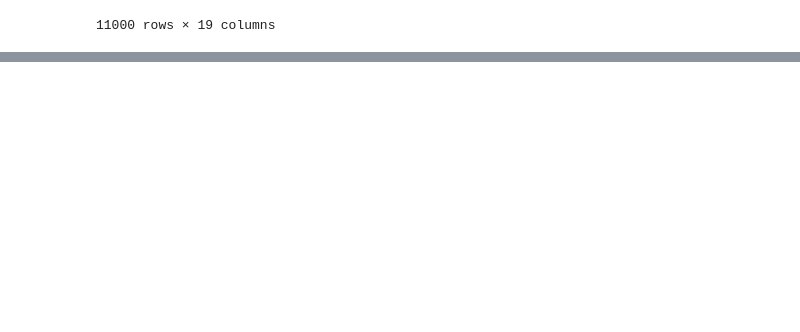
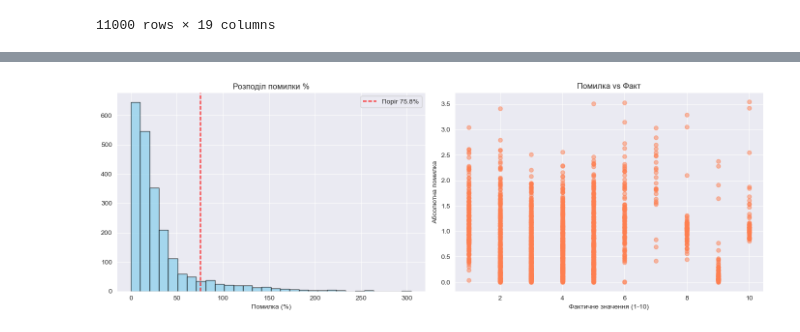
Before and after one commit to MotrukOleg/SocialEnxiety, a Jupyter notebook: model_selection_regression.ipynb, the cells around one changed output, grey strips where cells are left out. Drawn from its saved outputs; the diff is of its cells as text; code cells hidden in the pictures; blank space fills up the shorter version.

Commit message:
trained regression models, saved results and best model

```diff
--- a/model_selection_regression.ipynb
+++ b/model_selection_regression.ipynb
@@ -22,7 +22,6 @@ warnings.simplefilter("ignore", category=ConvergenceWarning)
 df = pd.read_csv('final_datasets/enhanced_anxiety_dataset.csv')
 # df = pd.read_csv('cleaned_enhanced_anxiety_dataset.csv')
 target_column = 'Anxiety Level (1-10)'
-df.drop(target_column, axis=1, inplace=True)
 
 print("Total rows:", df.shape[0])
 print("Total columns:", df.shape[1])
@@ -1379,0 +1511,89 @@ perform_regression_error_analysis(X_test, y_test, y_test_pred, dataset_name="Tes
+# %%
+import numpy as np
+import pandas as pd
+import matplotlib.pyplot as plt
+import os
+
+def perform_regression_error_analysis(X, y_true, y_pred, dataset_name="Test", filename="plot.png", scaler=None, label_encoders=None):
+    print("\n" + "="*80)
+    print(f"АНАЛІЗ ВЕЛИКИХ ПОМИЛОК РЕГРЕСІЇ ({dataset_name.upper()})")
+    print("="*80)
+
+    # 1. Повертаємо X до початкового стану (до стандартизації)
+    # Це важливо, бо інакше LabelEncoder отримає від'ємні числа замість 0, 1, 2...
+    if scaler is not None:
+        X_orig = pd.DataFrame(
+            scaler.inverse_transform(X),
+            columns=X.columns,
+            index=X.index
+        )
+    else:
+        X_orig = X.copy()
+
+    # 2. Перетворюємо числа назад у назви категорій
+    if label_encoders is not None:
+        for col, encoder in label_encoders.items():
+            if col in X_orig.columns:
+                # Використовуємо .round(), щоб уникнути помилок точності float (напр. 0.99 -> 1)
+                X_orig[col] = encoder.inverse_transform(X_orig[col].round().astype(int))
+
+    # 3. Цільова змінна (Anxiety Level) у вас НЕ стандартизувалась (клітинка №7),
+    # тому y_true та y_pred вже в оригінальних одиницях (1-10)
+    y_true_orig = np.array(y_true).flatten()
+    y_pred_orig = np.array(y_pred).flatten()
+
+    # 4. Розрахунок помилок
+    abs_errors = np.abs(y_true_orig - y_pred_orig)
+    ape = abs_errors / np.where(y_true_orig == 0, 1e-10, np.abs(y_true_orig))
+
+    # 5. Створення таблиці результатів (index=X.index прибирає NaN)
+    errors_df = pd.DataFrame({
+        'True_Value': y_true_orig,
+        'Predicted_Value': y_pred_orig,
+        'Abs_Error': abs_errors,
+        'APE_%': ape * 100
+    }, index=X.index)
+
+    full_errors_df = pd.concat([errors_df, X_orig], axis=1)
+
+    # Визначаємо топ-10% помилок
+    threshold = errors_df['APE_%'].quantile(0.90)
+    outliers_df = full_errors_df[full_errors_df['APE_%'] >= threshold].sort_values('APE_%', ascending=False)
+
+    print(f"Загальний MAPE для {dataset_name}: {ape.mean():.2%}")
+    print(f"Поріг аналізу (топ-10% помилок): {threshold:.2f}%")
+    print(f"\nТОП-10 ОБ'ЄКТІВ З НАЙБІЛЬШОЮ ВІДНОСНОЮ ПОМИЛКОЮ:")
+    print("-" * 80)
+
+    from IPython.display import display
+    display(outliers_df.head(10))
+
+    # 6. Візуалізація
+    fig, axes = plt.subplots(1, 2, figsize=(14, 5))
+    axes[0].hist(errors_df['APE_%'], bins=30, color='skyblue', edgecolor='black', alpha=0.7)
+    axes[0].axvline(threshold, color='red', linestyle='--', label=f'Поріг {threshold:.1f}%')
+    axes[0].set_title(f'Розподіл помилки %')
+    axes[0].set_xlabel('Помилка (%)')
+    axes[0].legend()
+
+    axes[1].scatter(y_true_orig, abs_errors, alpha=0.5, color='coral')
+    axes[1].set_title(f'Помилка vs Факт')
+    axes[1].set_xlabel('Фактичне значення (1-10)')
+    axes[1].set_ylabel('Абсолютна помилка')
+
+    plt.tight_layout()
+    os.makedirs(os.path.dirname(filename), exist_ok=True) if os.path.dirname(filename) else None
+    plt.savefig(filename, dpi=300)
+    plt.show()
+
+
+
+# 2. Запустіть аналіз
+perform_regression_error_analysis(
+    X_test, y_test, y_test_pred,
+    dataset_name="Test",
+    filename="results/regression/graphics/errors_test.png",
+    scaler=scaler,
+    label_encoders=label_encoders
+)
+# %% [output]
@@ -1379,0 +1620 @@ perform_regression_error_analysis(X_test, y_test, y_test_pred, dataset_name="Tes
+[figure, added]
```
Also changed, not shown: parts of 27 cells of this notebook, 15 other files.
